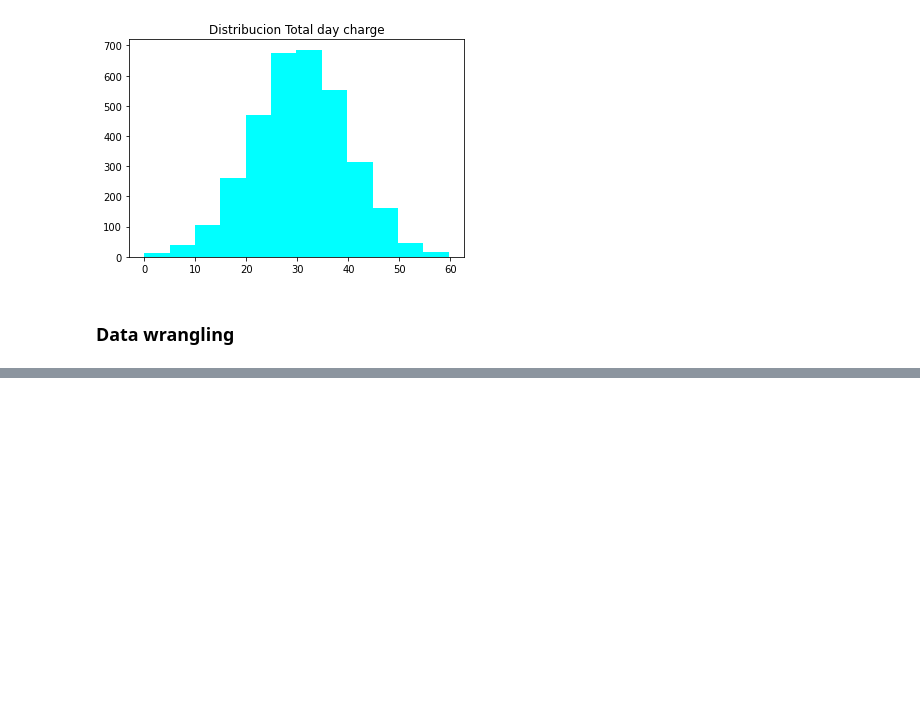
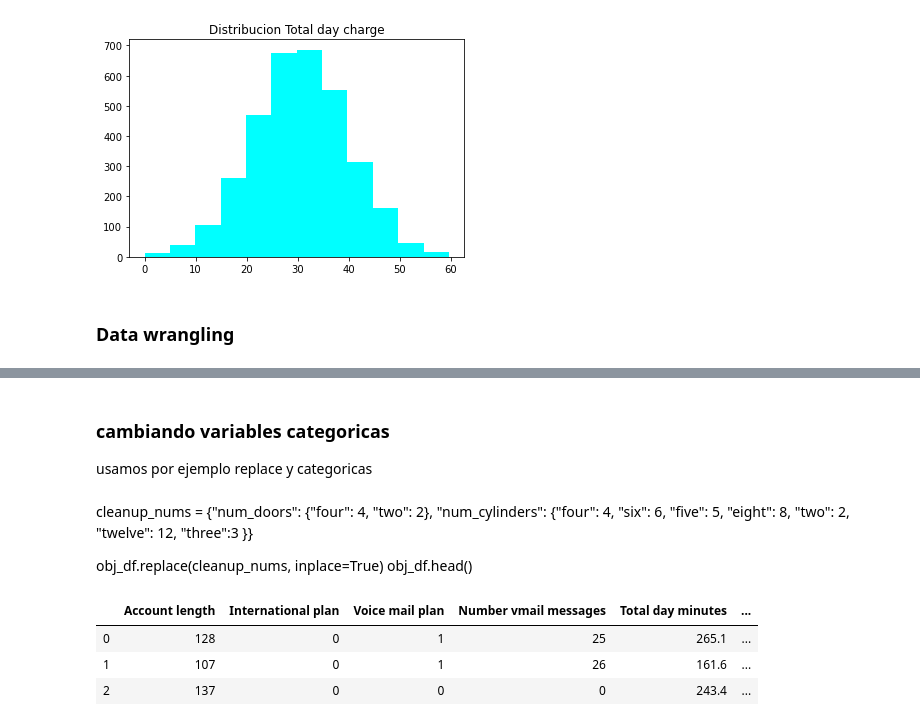
Before and after one commit to gonzalo71/TestGit, a Jupyter notebook: Udemy_visualizacion.ipynb, the cells around one changed output, grey strips where cells are left out. Saved outputs shown, nothing was run; the diff lists cells and outputs as text; code cells hidden in the pictures; blank space fills up the shorter version.

```diff
--- a/Udemy_visualizacion.ipynb
+++ b/Udemy_visualizacion.ipynb
@@ -99,0 +127,2 @@ plt.show()
+# %%
+data1.drop(columns=["State","Area code"], axis=1, inplace=True)
@@ -99,0 +139,17 @@ plt.show()
+# %% [markdown]
+### cambiando variables categoricas
+usamos por ejemplo replace y categoricas
+# %% [markdown]
+cleanup_nums = {"num_doors":     {"four": 4, "two": 2},
+                "num_cylinders": {"four": 4, "six": 6, "five": 5, "eight": 8,
+                                  "two": 2, "twelve": 12, "three":3 }}
+
+obj_df.replace(cleanup_nums, inplace=True)
+obj_df.head()
+# %%
+data1.head(3)
+# %% [output]
+|  | Account length | International plan | Voice mail plan | Number vmail messages | Total day minutes | ... |
+| 0 | 128 | 0 | 1 | 25 | 265.1 | ... |
+| 1 | 107 | 0 | 1 | 26 | 161.6 | ... |
+| 2 | 137 | 0 | 0 | 0 | 243.4 | ... |
```
Also changed, not shown: parts of 7 cells of this notebook.
